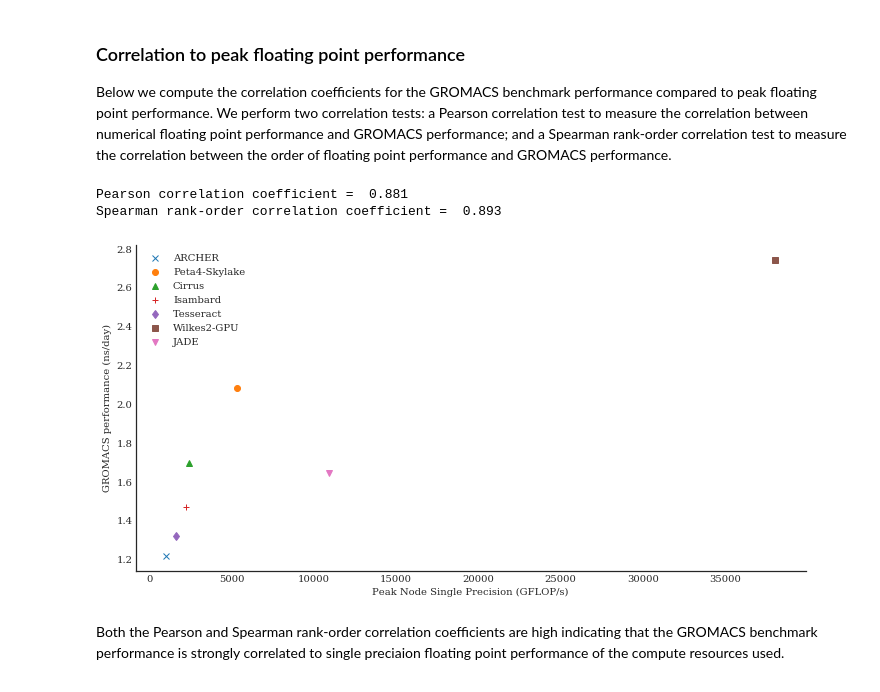
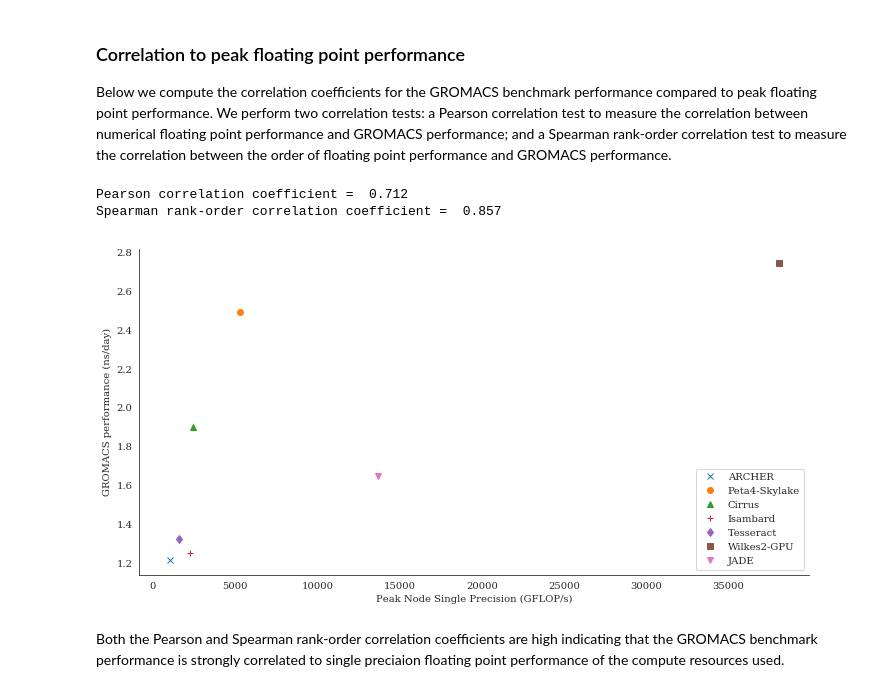
Before and after one commit to hpc-uk/archer-benchmarks, a Jupyter notebook: analysis/Single_Node_Performance_Comparison.ipynb, the cells around one changed output. Saved outputs shown, nothing was run; the diff lists cells and outputs as text; code cells hidden in the pictures.

Commit message:
Updated single node analysis

```diff
--- a/analysis/Single_Node_Performance_Comparison.ipynb
+++ b/analysis/Single_Node_Performance_Comparison.ipynb
@@ -19,3 +24,5 @@ sys.path.append('../python-modules')
+# %%
+sysdetails = sysinfo.getdetails('../systems.yaml')
 # %% [markdown]
 ## Peak floating point performance
 
@@ -67,19 +117,28 @@ systems = ['ARCHER','Peta4-Skylake','Cirrus','Isambard','Tesseract','Wilkes2-GPU
 This section compares the best performaning configuration on a single node of each platform.
 # %%
+systems = ['ARCHER','Athena','Cirrus','CSD3-Skylake','Isambard','Tesseract','Thomas','CSD3-GPU']
 perf = {}
 notes = {}
-perf['ARCHER'] = gromacs.getperf('../apps/GROMACS/1400k-atoms/results/ARCHER/benchmark_1nodes24tasks2threads_201810051612.log')
+
+for system in systems:
+    wdir = '../apps/GROMACS/1400k-atoms/results/' + system
+    filelist = filemanip.get_filelist(wdir, 'benchmark_1nodes')
+    sysdict = sysdetails[system]
+    print('\n============================================================')
+    print(sysdict['Name'])
+    gromacs_df = pd.DataFrame(gromacs.create_df_list(filelist, sysdict['PCores']*sysdict['PPerNode']))
+    nodes, perf_max = gromacs.get_perf_stats(gromacs_df, 'max', writestats=True)
+    perf[system] = perf_max[0]
+    print('\n============================================================')
+
 notes['ARCHER'] = '(24 tasks, 2 threads)'
-perf['Peta4-Skylake'] = gromacs.getperf('../apps/GROMACS/1400k-atoms/results/CSD3-Skylake/benchmark_1nodes32tasks1threads_201810030927.log')
-notes['Peta4-Skylake'] = '(32 tasks, 1 thread)'
-perf['Cirrus'] = gromacs.getperf('../apps/GROMACS/1400k-atoms/results/Cirrus/benchmark_1nodes36tasks2threads_201810022015.log')
+notes['CSD3-Skylake'] = '(32 tasks, 1 thread)'
 notes['Cirrus'] = '(36 tasks, 2 threads)'
-perf['Isambard'] = gromacs.getperf('../apps/GROMACS/1400k-atoms/results/Isambard/benchmark_1nodes128tasks2threads_201808201249.log')
 notes['Isambard'] = '(128 tasks, 2 threads)'
-perf['Tesseract'] = gromacs.getperf('../apps/GROMACS/1400k-atoms/results/Tesseract/benchmark_1nodes2threads_201810080945.log')
 notes['Tesseract'] = '(24 tasks, 2 threads)'
-perf['Wilkes2-GPU'] = gromacs.getperf('../apps/GROMACS/1400k-atoms/results/CSD3-GPU/benchmark_1nodes4rankspn4gpus_201808240945.log')
-notes['Wilkes2-GPU'] = '(4 MPI tasks, 3 OMP per task, 4 GPU)'
+notes['CSD3-GPU'] = '(4 MPI tasks, 3 OMP per task, 4 GPU)'
+
 # JADE performance result is taken from the runs by HEC BioSim
+systems.append('JADE')
 perf['JADE'] = 1.647
 notes['JADE'] = '(5 core, 1 GPU), http://www.hecbiosim.ac.uk/jade-benchmarks'
@@ -86,4 +163,11 @@ notes['JADE'] = '(5 core, 1 GPU), http://www.hecbiosim.ac.uk/jade-benchmarks'
 # %%
+systems = ['ARCHER','Athena','Cirrus','CSD3-Skylake','Isambard','Tesseract','Thomas','CSD3-GPU','JADE']
+
+# Add appropriate GPU FP performance for GPU systems
+peak_fp['CSD3-GPU'] = peak_fp['CSD3-GPU'] + (4 * sysdetails['CSD3-GPU']['AFLOPs'])
+peak_fp['JADE'] = peak_fp['JADE'] + (1 * sysdetails['JADE']['AFLOPs'])
+
+
 formath = "{:>15s} {:>15s} {:>15s}"
 formatp = "{:>15s} {:>15.3f} {:>15.3f} {:s}"
 print("Performance improvement relative to ARCHER:\n")
@@ -95,8 +179,9 @@ gmx_bw_a = []
 peak_bw_a = []
 channels_a = []
 for system in systems:
+    sysdict = sysdetails[system]
     tperf = perf.get(system,0.0)
-    print(formatp.format(system, tperf, tperf/perf['ARCHER'], notes.get(system, '')))
+    print(formatp.format(sysdict['Name'], tperf, tperf/perf['ARCHER'], notes.get(system, '')))
     if system in peak_fp:
         gmx_perf_a.append(perf.get(system,0.0))
         fp_perf_a.append(peak_fp.get(system,0.0))
@@ -123,20 +208,20 @@ Below we compute the correlation coefficients for the GROMACS benchmark performa
 # %%
 n=0
 for system in systems:
     if system in peak_fp:
-        plt.plot(peak_fp.get(system,0.0),perf.get(system,0.0),marker_a[n],label=system)
+        plt.plot(peak_fp.get(system,0.0),perf.get(system,0.0),marker_a[n],label=sysdetails[system]['Name'])
         n += 1
 plt.xlabel('Peak Node Single Precision (GFLOP/s)')
 plt.ylabel('GROMACS performance (ns/day)')
 plt.legend(loc='best')
 sns.despine()
 plt.savefig('gromacs_corr.png', dpi=300)
 print('Pearson correlation coefficient = ', '{:.3f}'.format(stats.pearsonr(gmx_perf_a, fp_perf_a)[0]))
 print('Spearman rank-order correlation coefficient = ', '{:.3f}'.format(stats.spearmanr(gmx_perf_a, fp_perf_a)[0]))
 # %% [output]
-Pearson correlation coefficient =  0.881
-Spearman rank-order correlation coefficient =  0.893
+Pearson correlation coefficient =  0.712
+Spearman rank-order correlation coefficient =  0.857
-[figure, old version]
+[figure, new version]
 # %% [markdown]
 Both the Pearson and Spearman rank-order correlation coefficients are high indicating that the GROMACS benchmark performance is strongly correlated to single preciaion floating point performance of the compute resources used.
 # %% [markdown]
```
Also changed, not shown: parts of 14 cells of this notebook, 17 other files.
